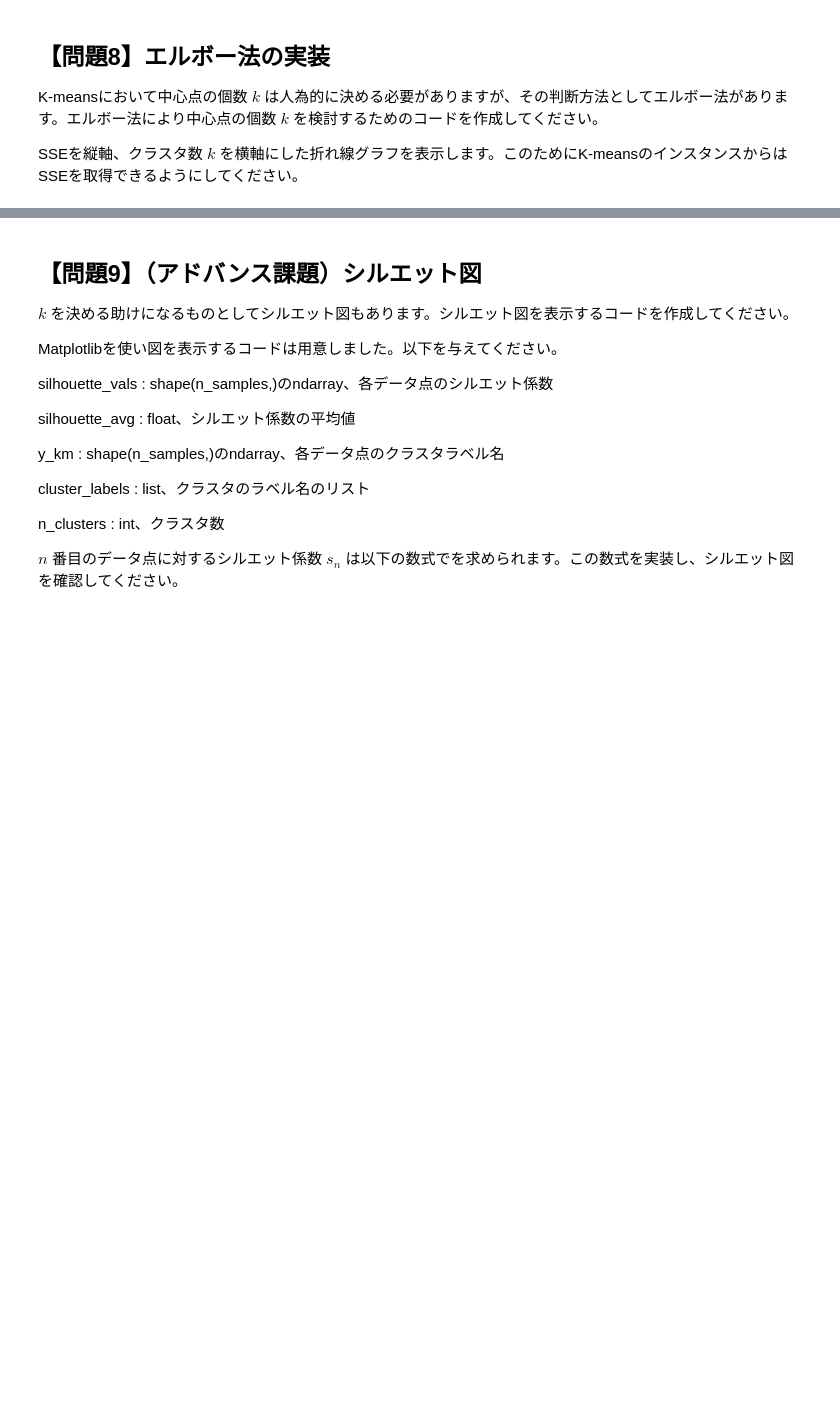
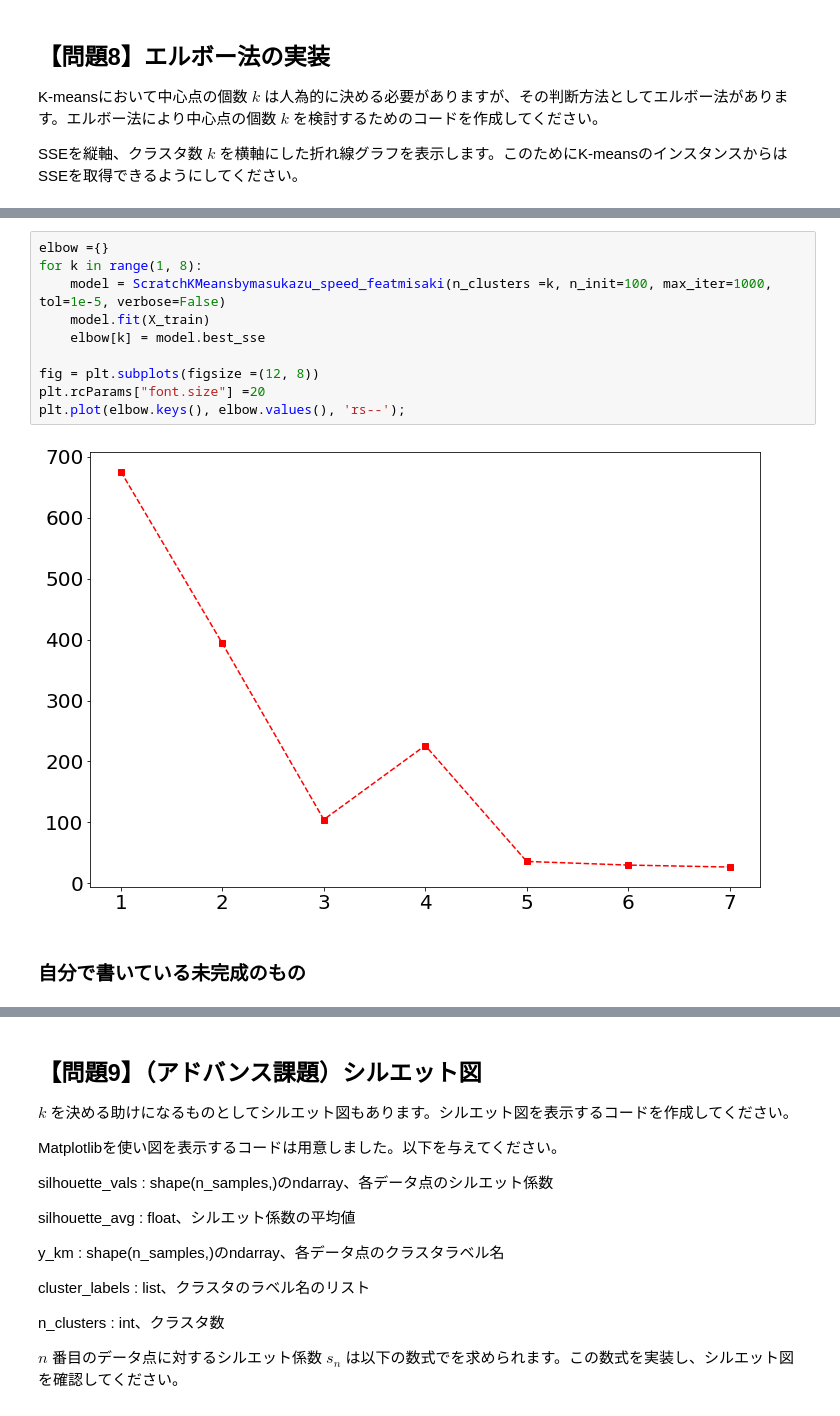
Before and after one commit to misakiryo/diveintocode-ml, a Jupyter notebook: Sprint7/Sprint7_session1_kmeans.ipynb, the cells around one changed output, grey strips where cells are left out. Saved outputs shown, nothing was run; the diff lists cells and outputs as text; blank space fills up the shorter version.

```diff
--- a/Sprint7/Sprint7_session1_kmeans.ipynb
+++ b/Sprint7/Sprint7_session1_kmeans.ipynb
@@ -290,0 +1031,14 @@ SSEを縦軸、クラスタ数 $k$ を横軸にした折れ線グラフを表示
+# %%
+elbow ={}
+for k in range(1, 8):
+    model = ScratchKMeansbymasukazu_speed_featmisaki(n_clusters =k, n_init=100, max_iter=1000, tol=1e-5, verbose=False)
+    model.fit(X_train)
+    elbow[k] = model.best_sse
+
+fig = plt.subplots(figsize =(12, 8))
+plt.rcParams["font.size"] =20
+plt.plot(elbow.keys(), elbow.values(), 'rs--');
+# %% [output]
+[figure, added]
+# %% [markdown]
+### 自分で書いている未完成のもの
```
Also changed, not shown: parts of 78 cells of this notebook.
